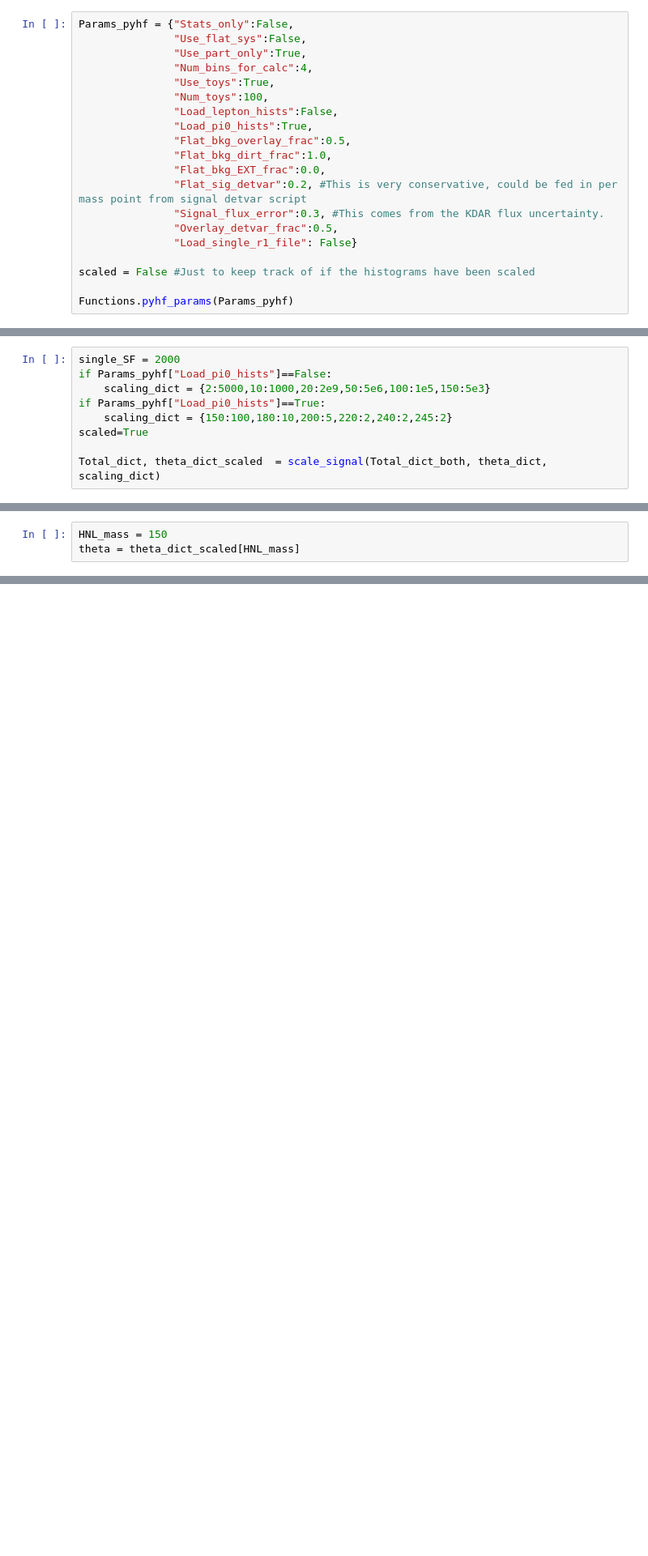
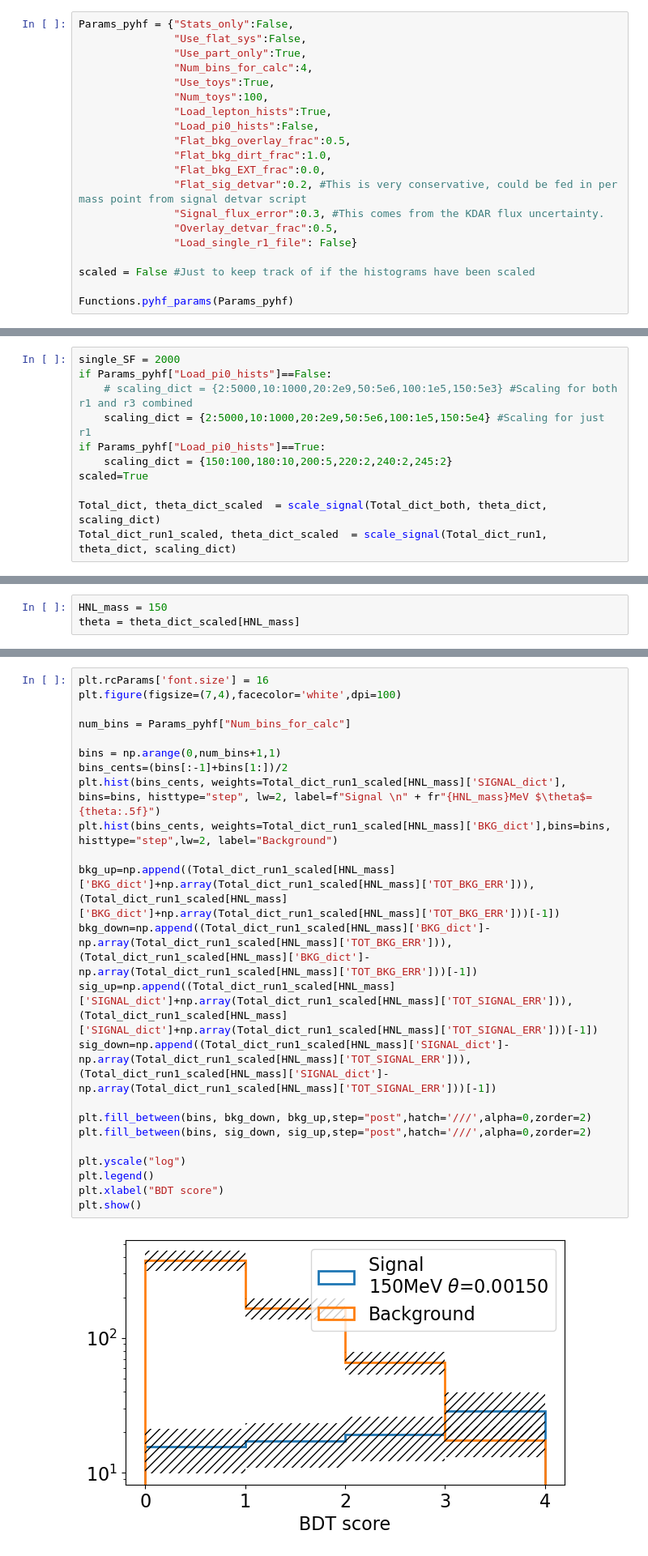
Before and after one commit to dmarsden01/uboone_HNL_analysis, a Jupyter notebook: 4_pyhf_limit.ipynb, the cells around one changed output, grey strips where cells are left out. Shown: that part at 81% size. Saved outputs shown, nothing was run; the diff lists cells and outputs as text; blank space fills up the shorter version.

```diff
--- a/4_pyhf_limit.ipynb
+++ b/4_pyhf_limit.ipynb
@@ -30,8 +30,8 @@ Params_pyhf = {"Stats_only":False,
                "Num_bins_for_calc":4,
                "Use_toys":True,
                "Num_toys":100,
-               "Load_lepton_hists":False,
-               "Load_pi0_hists":True,
+               "Load_lepton_hists":True,
+               "Load_pi0_hists":False,
                "Flat_bkg_overlay_frac":0.5,
                "Flat_bkg_dirt_frac":1.0,
                "Flat_bkg_EXT_frac":0.0,
@@ -278,12 +278,14 @@ def scale_signal(Total_dict, theta_dict, scaling_dict={}):
 # %%
 single_SF = 2000
 if Params_pyhf["Load_pi0_hists"]==False:
-    scaling_dict = {2:5000,10:1000,20:2e9,50:5e6,100:1e5,150:5e3}
+    # scaling_dict = {2:5000,10:1000,20:2e9,50:5e6,100:1e5,150:5e3} #Scaling for both r1 and r3 combined
+    scaling_dict = {2:5000,10:1000,20:2e9,50:5e6,100:1e5,150:5e4} #Scaling for just r1
 if Params_pyhf["Load_pi0_hists"]==True:
     scaling_dict = {150:100,180:10,200:5,220:2,240:2,245:2}
 scaled=True
 
 Total_dict, theta_dict_scaled  = scale_signal(Total_dict_both, theta_dict, scaling_dict)
+Total_dict_run1_scaled, theta_dict_scaled  = scale_signal(Total_dict_run1, theta_dict, scaling_dict)
 # %%
 print(Total_dict[150].keys())
 # %% [output]
@@ -319,3 +323,28 @@ plt.show()
+# %%
+plt.rcParams['font.size'] = 16
+plt.figure(figsize=(7,4),facecolor='white',dpi=100)
+
+num_bins = Params_pyhf["Num_bins_for_calc"]
+
+bins = np.arange(0,num_bins+1,1)
+bins_cents=(bins[:-1]+bins[1:])/2
+plt.hist(bins_cents, weights=Total_dict_run1_scaled[HNL_mass]['SIGNAL_dict'], bins=bins, histtype="step", lw=2, label=f"Signal \n" + fr"{HNL_mass}MeV $\theta$={theta:.5f}")
+plt.hist(bins_cents, weights=Total_dict_run1_scaled[HNL_mass]['BKG_dict'],bins=bins, histtype="step",lw=2, label="Background")
+
+bkg_up=np.append((Total_dict_run1_scaled[HNL_mass]['BKG_dict']+np.array(Total_dict_run1_scaled[HNL_mass]['TOT_BKG_ERR'])),(Total_dict_run1_scaled[HNL_mass]['BKG_dict']+np.array(Total_dict_run1_scaled[HNL_mass]['TOT_BKG_ERR']))[-1])
+bkg_down=np.append((Total_dict_run1_scaled[HNL_mass]['BKG_dict']-np.array(Total_dict_run1_scaled[HNL_mass]['TOT_BKG_ERR'])),(Total_dict_run1_scaled[HNL_mass]['BKG_dict']-np.array(Total_dict_run1_scaled[HNL_mass]['TOT_BKG_ERR']))[-1])
+sig_up=np.append((Total_dict_run1_scaled[HNL_mass]['SIGNAL_dict']+np.array(Total_dict_run1_scaled[HNL_mass]['TOT_SIGNAL_ERR'])),(Total_dict_run1_scaled[HNL_mass]['SIGNAL_dict']+np.array(Total_dict_run1_scaled[HNL_mass]['TOT_SIGNAL_ERR']))[-1])
+sig_down=np.append((Total_dict_run1_scaled[HNL_mass]['SIGNAL_dict']-np.array(Total_dict_run1_scaled[HNL_mass]['TOT_SIGNAL_ERR'])),(Total_dict_run1_scaled[HNL_mass]['SIGNAL_dict']-np.array(Total_dict_run1_scaled[HNL_mass]['TOT_SIGNAL_ERR']))[-1])
+
+plt.fill_between(bins, bkg_down, bkg_up,step="post",hatch='///',alpha=0,zorder=2)
+plt.fill_between(bins, sig_down, sig_up,step="post",hatch='///',alpha=0,zorder=2)
+
+plt.yscale("log")
+plt.legend()
+plt.xlabel("BDT score")
+plt.show()
+# %% [output]
+[figure, added]
 # %% [markdown]
 ## Creating model (only do once happy with scaling)
 # %%
```
Also changed, not shown: parts of 20 cells of this notebook, 3 other files.
